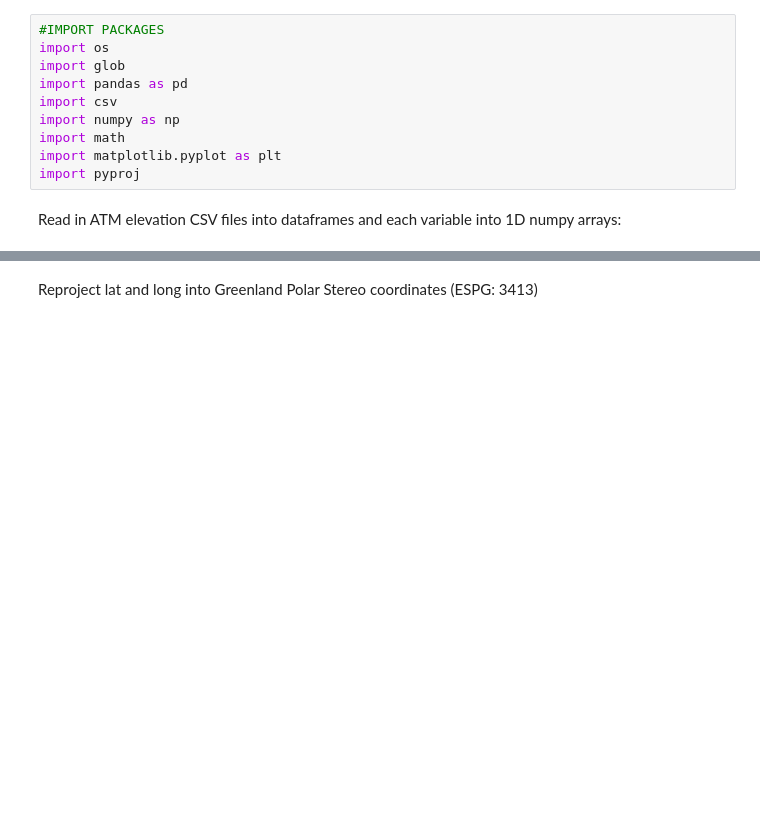
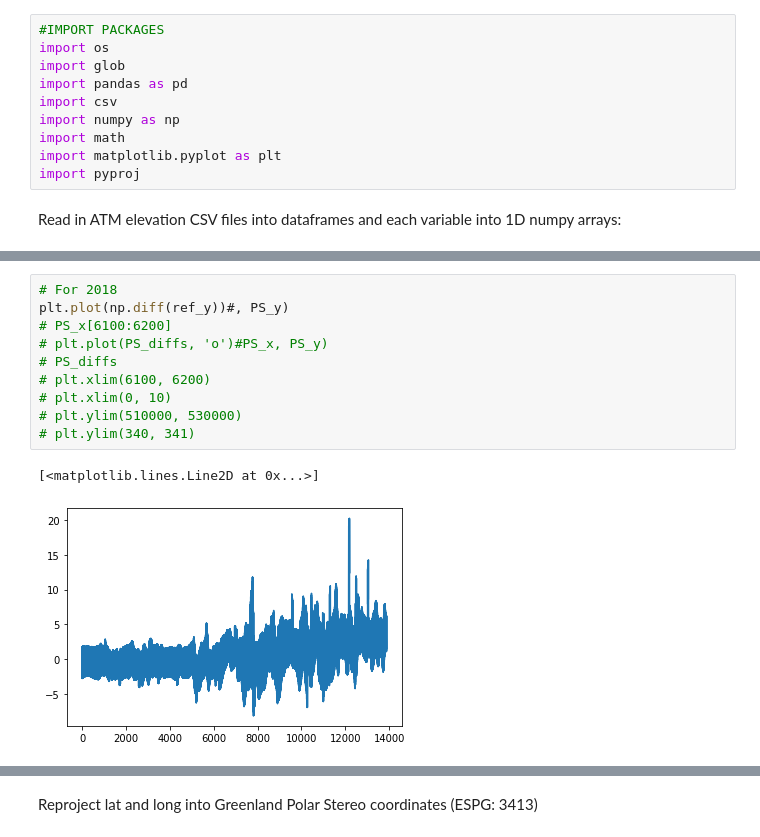
Before and after one commit to ICESAT-2HackWeek/xtrak, a Jupyter notebook: notebooks/ATMprocessing_tcb.ipynb, the cells around one changed output, grey strips where cells are left out. Saved outputs shown, nothing was run; the diff lists cells and outputs as text; blank space fills up the shorter version.

```diff
--- a/notebooks/ATMprocessing_tcb.ipynb
+++ b/notebooks/ATMprocessing_tcb.ipynb
@@ -19,2 +41,15 @@ Read in ATM elevation CSV files into dataframes and each variable into 1D numpy
+# %%
+# For 2018
+plt.plot(np.diff(ref_y))#, PS_y)
+# PS_x[6100:6200]
+# plt.plot(PS_diffs, 'o')#PS_x, PS_y)
+# PS_diffs
+# plt.xlim(6100, 6200)
+# plt.xlim(0, 10)
+# plt.ylim(510000, 530000)
+# plt.ylim(340, 341)
+# %% [output]
+[<matplotlib.lines.Line2D at 0x...>]
+[figure, added]
 # %%
 #get all the relevant csv files as a list and sort in order of the flight path
```
Also changed, not shown: parts of 10 cells of this notebook, 1 other file.
